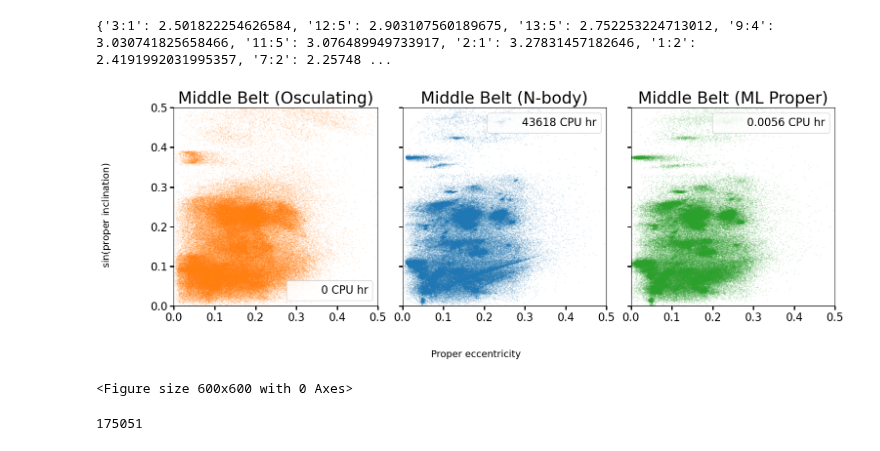
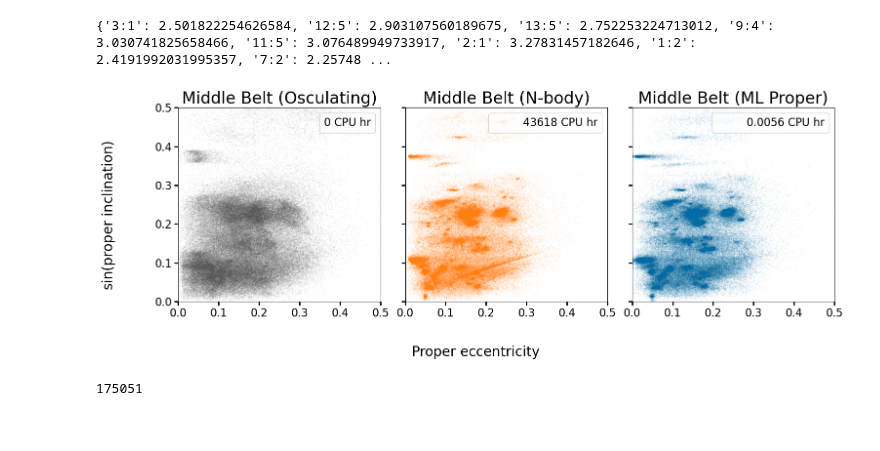
Before and after one commit to YangShen31/proper_elements_prediction, a Jupyter notebook: 3_evaluate_models.ipynb, the cells around one changed output. Drawn from its saved outputs; the diff is of its cells as text; code cells hidden in the pictures.

Commit message:
changed legend and colors

```diff
--- a/3_evaluate_models.ipynb
+++ b/3_evaluate_models.ipynb
@@ -10,6 +10,9 @@ mpl.style.use('./paper.mplstyle')
 
 plot_dir = Path("plots")
 plot_dir.mkdir(exist_ok=True)
+# %%
+plt.style.use('tableau-colorblind10')
+colors = plt.rcParams['axes.prop_cycle'].by_key()['color']
 # %% [markdown]
 # Load Model Outputs
 # %%
@@ -358,42 +392,45 @@ cpu_hours = {
     "ML Proper": "0.0056 CPU hr"
 }
 
 fig, ax = plt.subplots(1, 3, figsize=(16, 6), sharex=True, sharey=True)
 
 ax[0].scatter(
     middle_belt["e"], np.sin(middle_belt["Incl."] * np.pi / 180),
-    s=0.5, alpha=0.1, color="C1", rasterized=True, label=cpu_hours["Osculating"]
+    s=0.5, alpha=0.05, color=colors[3], rasterized=True, label=cpu_hours["Osculating"]
 )
 ax[0].set_title("Middle Belt (Osculating)")
-ax[0].legend()
+ax[0].legend(
+    loc="upper right",
+    frameon=True,
+    handlelength=0,
+    handletextpad=0)
 
 ax[1].scatter(
     middle_belt["prope"], middle_belt["propsini"],
-    s=0.5, alpha=0.1, color="C0", rasterized=True, label=cpu_hours["N-body"]
+    s=0.5, alpha=0.05, color=colors[1], rasterized=True, label=cpu_hours["N-body"]
 )
 ax[1].set_title("Middle Belt (N-body)")
 ax[1].legend()
 
 ax[2].scatter(
     middle_belt["pred_e"], middle_belt["pred_sini"],
-    s=0.5, alpha=0.1, color="C2", rasterized=True, label=cpu_hours["ML Proper"]
+    s=0.5, alpha=0.05, color=colors[0], rasterized=True, label=cpu_hours["ML Proper"]
 )
 ax[2].set_title("Middle Belt (ML Proper)")
 ax[2].legend()
 
 for axis in ax:
     axis.set_xlim(0, 0.5)
     axis.set_ylim(0, 0.5)
 
-fig.supxlabel("Proper eccentricity", fontsize=14)
-fig.supylabel(r"$\sin(\mathrm{proper\ inclination})$", fontsize=14)
+fig.supxlabel("Proper eccentricity", fontsize = 20)
+fig.supylabel(r"$\sin(\mathrm{proper\ inclination})$", fontsize = 20)
 
 plt.tight_layout(rect=[0.05, 0.05, 0.98, 0.95])
+plt.savefig("./plots/comparison_in_diff_regions.pdf")
 plt.show()
-plt.savefig(plot_dir/"comparison_in_diff_regions.pdf")
 # %% [output]
-[figure, old version]
+[figure, new version]
-<Figure size 600x600 with 0 Axes>
 # %%
 len(middle_belt)
 # %% [output]
```
Also changed, not shown: parts of 7 cells of this notebook, 1 other file.
